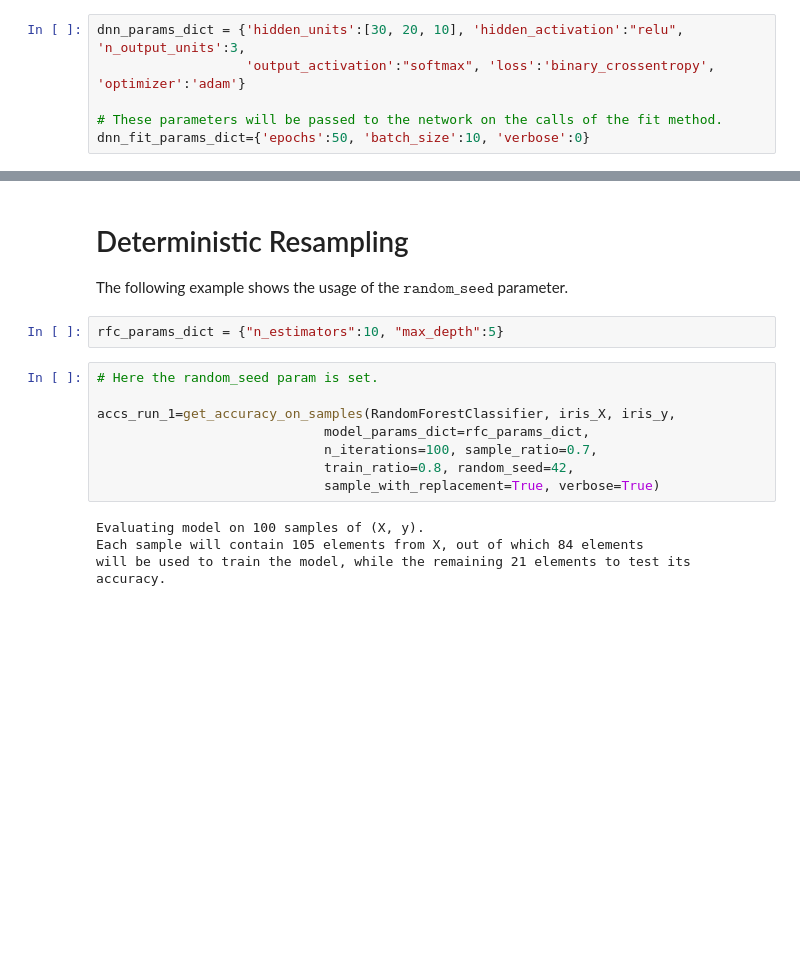
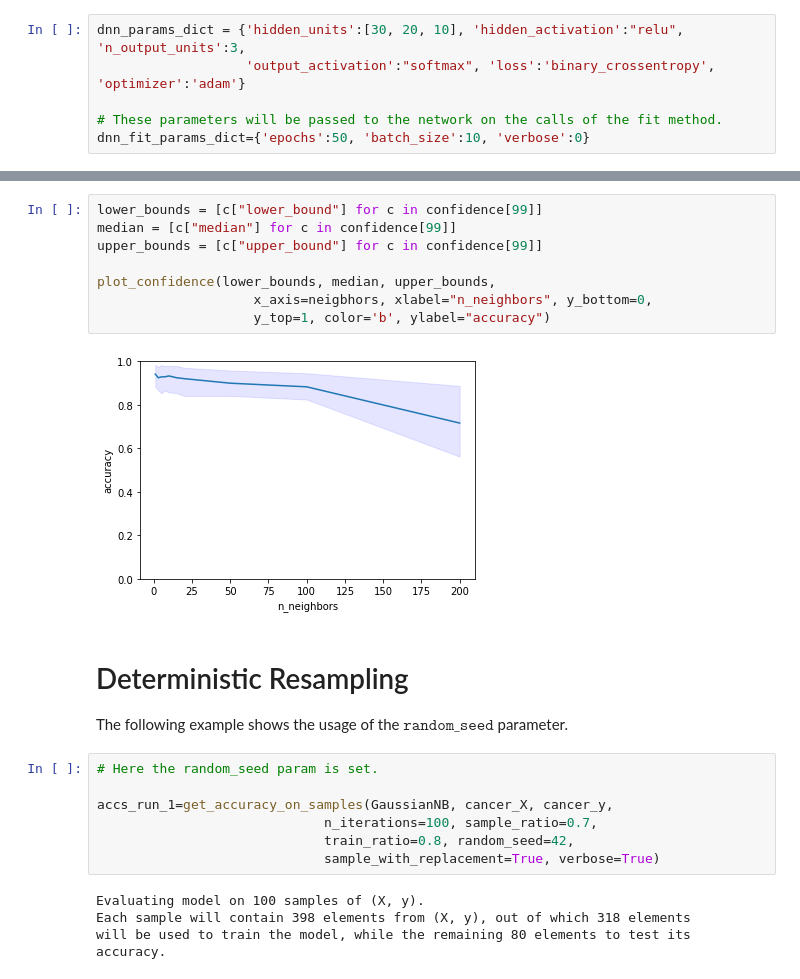
Before and after one commit to GiovanniCiampi/confidence_interval_estimator_ML, a Jupyter notebook: Notebook.ipynb, the cells around one changed output, grey strips where cells are left out. Drawn from its saved outputs; the diff is of its cells as text; blank space fills up the shorter version.

```diff
--- a/Notebook.ipynb
+++ b/Notebook.ipynb
@@ -259,20 +243,27 @@ the accuracy of the model is 95.46% +/- 4.54
+# %%
+lower_bounds = [c["lower_bound"] for c in confidence[99]]
+median = [c["median"] for c in confidence[99]]
+upper_bounds = [c["upper_bound"] for c in confidence[99]]
+
+plot_confidence(lower_bounds, median, upper_bounds,
+                    x_axis=neigbhors, xlabel="n_neighbors", y_bottom=0,
+                    y_top=1, color='b', ylabel="accuracy")
+# %% [output]
+[figure, added]
 # %% [markdown]
 # Deterministic Resampling
 The following example shows the usage of the $\texttt{random_seed}$ parameter.
-# %%
-rfc_params_dict = {"n_estimators":10, "max_depth":5}
 # %%
 # Here the random_seed param is set.
 
-accs_run_1=get_accuracy_on_samples(RandomForestClassifier, iris_X, iris_y,
-                             model_params_dict=rfc_params_dict,
+accs_run_1=get_accuracy_on_samples(GaussianNB, cancer_X, cancer_y,
                              n_iterations=100, sample_ratio=0.7,
                              train_ratio=0.8, random_seed=42,
                              sample_with_replacement=True, verbose=True)
 # %% [output]
 Evaluating model on 100 samples of (X, y).
-Each sample will contain 105 elements from X, out of which 84 elements
-will be used to train the model, while the remaining 21 elements to test its accuracy.
+Each sample will contain 398 elements from (X, y), out of which 318 elements
+will be used to train the model, while the remaining 80 elements to test its accuracy.
 # %%
 [(k, accs_run_1[k]) for k in range(6)]
 # %% [output]
```
Also changed, not shown: parts of 43 cells of this notebook, 1 other file.
